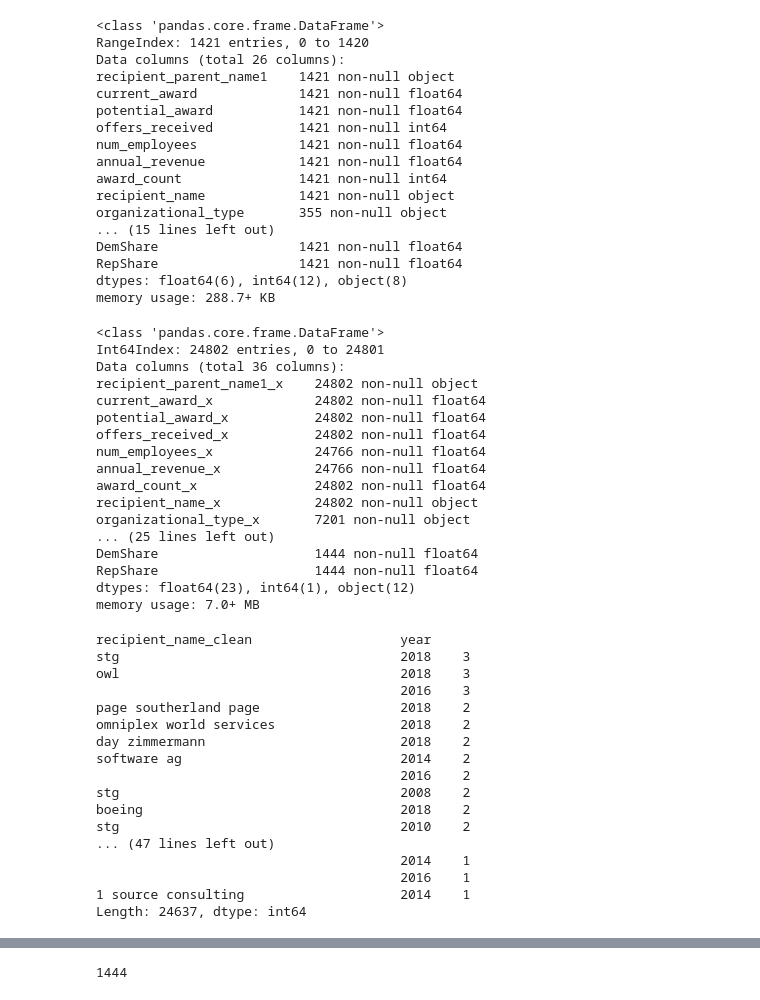
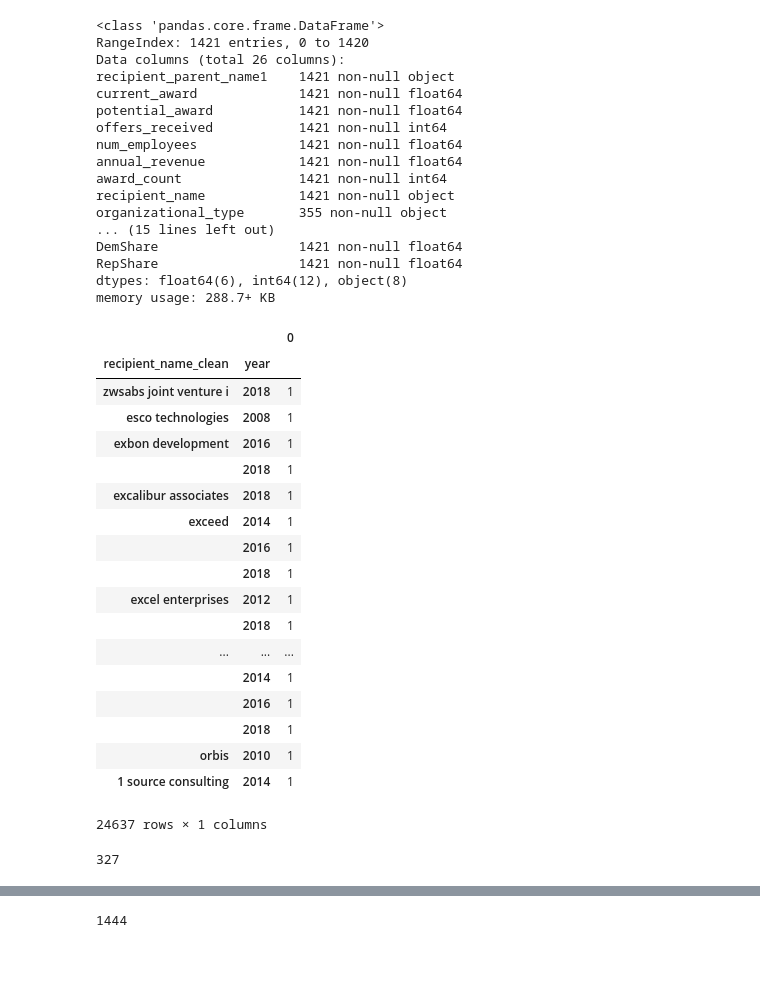
Before and after one commit to yontartu/citizens-united, a Jupyter notebook: append.ipynb, the cells around one changed output, grey strips where cells are left out. Drawn from its saved outputs; the diff is of its cells as text; code cells hidden in the pictures; blank space fills up the shorter version.

Commit message:
cleaned fc merge data set

```diff
--- a/append.ipynb
+++ b/append.ipynb
@@ -888,43 +888,27 @@ memory usage: 288.7+ KB
 # %%
 master.to_csv('master_final.csv')
 # %%
-fc_df = f.merge(master, left_on = ['recipient_name_clean','year'], right_on = ['recipient_name_clean','year'], how='left')
-fc_df.info()
+fc_df = f1.merge(master, left_on = ['recipient_name_clean','year'], right_on = ['recipient_name_clean','year'], how='left')
+fc_df.to_csv('master_fc.csv')
-# %% [output]
-<class 'pandas.core.frame.DataFrame'>
-Int64Index: 24802 entries, 0 to 24801
-Data columns (total 36 columns):
-recipient_parent_name1_x    24802 non-null object
-current_award_x             24802 non-null float64
-potential_award_x           24802 non-null float64
-offers_received_x           24802 non-null float64
-num_employees_x             24766 non-null float64
-annual_revenue_x            24766 non-null float64
-award_count_x               24802 non-null float64
-recipient_name_x            24802 non-null object
-organizational_type_x       7201 non-null object
-... (25 lines left out)
-DemShare                    1444 non-null float64
-RepShare                    1444 non-null float64
-dtypes: float64(23), int64(1), object(12)
-memory usage: 7.0+ MB
 # %%
-fc_df.groupby(['recipient_name_clean','year']).size().sort_values(ascending = False)
+pd.DataFrame(fc_df.groupby(['recipient_name_clean','year']).size().sort_values(ascending = False))
 # %% [output]
+|  |  | 0 |
+| recipient_name_clean | year |  |
+| zwsabs joint venture i | 2018 | 1 |
+| esco technologies | 2008 | 1 |
+| exbon development | 2016 | 1 |
+|  | 2018 | 1 |
+| excalibur associates | 2018 | 1 |
+| exceed | 2014 | 1 |
+|  | 2016 | 1 |
+|  | 2018 | 1 |
+| excel enterprises | 2012 | 1 |
+|  | 2018 | 1 |
+| ... | ... | ... |
+|  | 2014 | 1 |
+|  | 2016 | 1 |
+|  | 2018 | 1 |
+| orbis | 2010 | 1 |
+| 1 source consulting | 2014 | 1 |
-recipient_name_clean                   year
-stg                                    2018    3
-owl                                    2018    3
-                                       2016    3
-page southerland page                  2018    2
-omniplex world services                2018    2
-day zimmermann                         2018    2
-software ag                            2014    2
-                                       2016    2
-stg                                    2008    2
-boeing                                 2018    2
-stg                                    2010    2
-... (47 lines left out)
-                                       2014    1
-                                       2016    1
-1 source consulting                    2014    1
-Length: 24637, dtype: int64
+24637 rows × 1 columns
@@ -930,0 +919,4 @@ Length: 24637, dtype: int64
+# %%
+repeat[repeat.ct > 1]['ct'].sum()
+# %% [output]
+327
```
Also changed, not shown: parts of 9 cells of this notebook, 2 other files.
